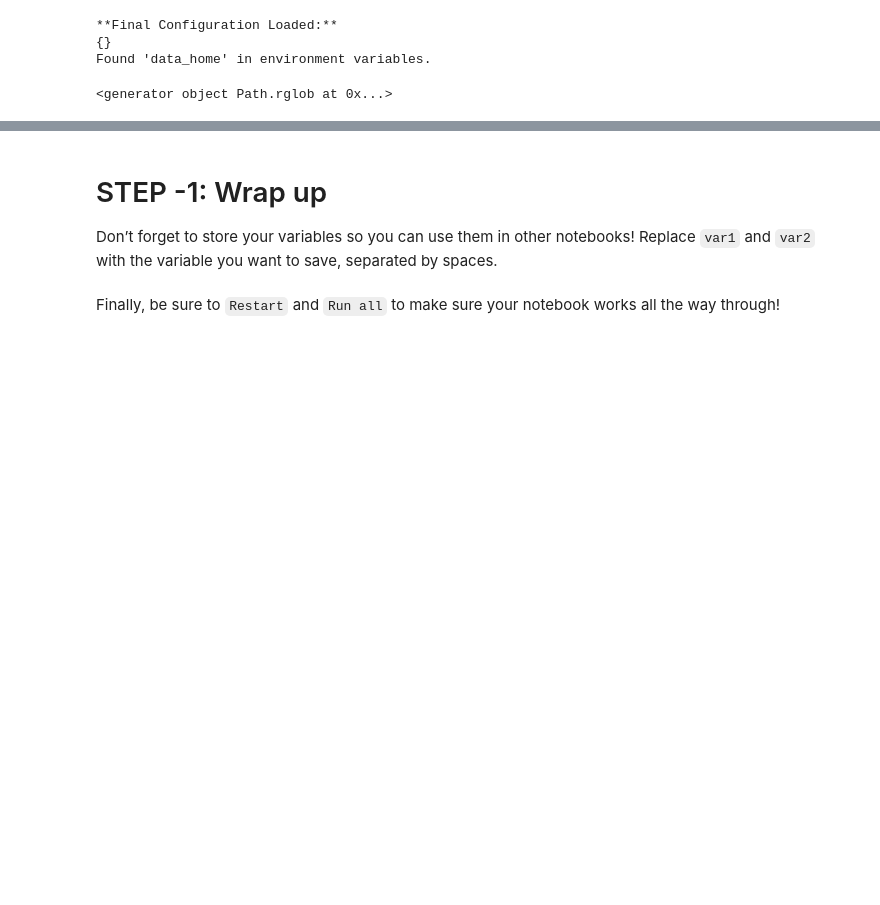
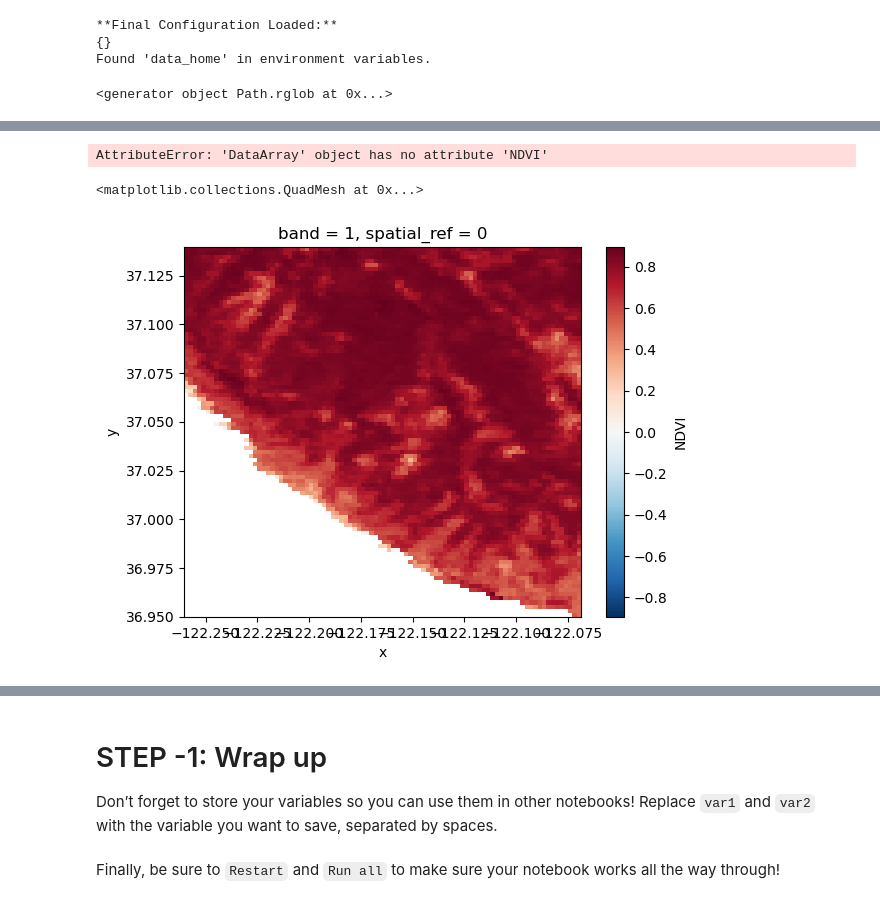
Before and after one commit to cu-esiil-edu/02-vegetation-takers1124, a Jupyter notebook: notebooks/vegetation-92-download-ndvi.ipynb, the cells around one changed output, grey strips where cells are left out. Cells and saved outputs as stored; diff of their text form; code cells hidden in the pictures; blank space fills up the shorter version.

Commit message:
added vicente

```diff
--- a/notebooks/vegetation-92-download-ndvi.ipynb
+++ b/notebooks/vegetation-92-download-ndvi.ipynb
@@ -210,4 +119,0 @@ coordinate you want to build up.</li>
-# %%
-# Combine NDVI images from all dates
-da = xr.combine_by_coords(list_of_data_arrays, coords=['coordinate_name'])
-da
@@ -213,0 +161,25 @@ da
+# %%
+# vicente
+doy_start = -25
+doy_end = -18
+
+# Loop through each NDVI image
+ndvi_vicente = []
+for ndvi_path in ndvi_paths2:
+    # Get date from file name
+    date = pd.to_datetime(ndvi_path.name[doy_start:doy_end], format = '%Y%j')
+    # Open dataset
+    # use mask_and_scale to keep the full data format
+    # use .squeeze to get rid of any dimensions that have only 1 value
+    da = rxr.open_rasterio(ndvi_path, mask_and_scale = True).squeeze()
+    # da.plot()
+
+    # Add date dimension and clean up metadata
+    da = da.assign_coords({'date': date})
+    da = da.expand_dims({'date': 1})
+    da.name = 'NDVI'
+
+    # Prepare for concatenation
+    ndvi_vicente.append(da)
+
+len(ndvi_vicente)
@@ -213,0 +244,5 @@ da
+# %%
+# vicente
+# Combine NDVI images from all dates
+da_v = xr.combine_by_coords(ndvi_vicente, coords=['date'])
+da_v
@@ -213,0 +260,23 @@ da
+# %%
+# select data from before
+pre_ndvi_poudre = (
+    da # call out var
+    .sel(date = slice('2018','2019')) # select data
+    .mean(dim = 'date')
+    .NDVI
+)
+pre_ndvi_poudre.plot()
+# %% [output]
+AttributeError: 'DataArray' object has no attribute 'NDVI'
+# %%
+# select data from before
+pre_ndvi_vicente = (
+    da_v # call out var
+    .sel(date = slice('2018','2019')) # select data
+    .mean(dim = 'date')
+    .NDVI
+)
+pre_ndvi_vicente.plot()
+# %% [output]
+<matplotlib.collections.QuadMesh at 0x...>
+[figure, added]
```
Also changed, not shown: parts of 21 cells of this notebook, 19 other files.
